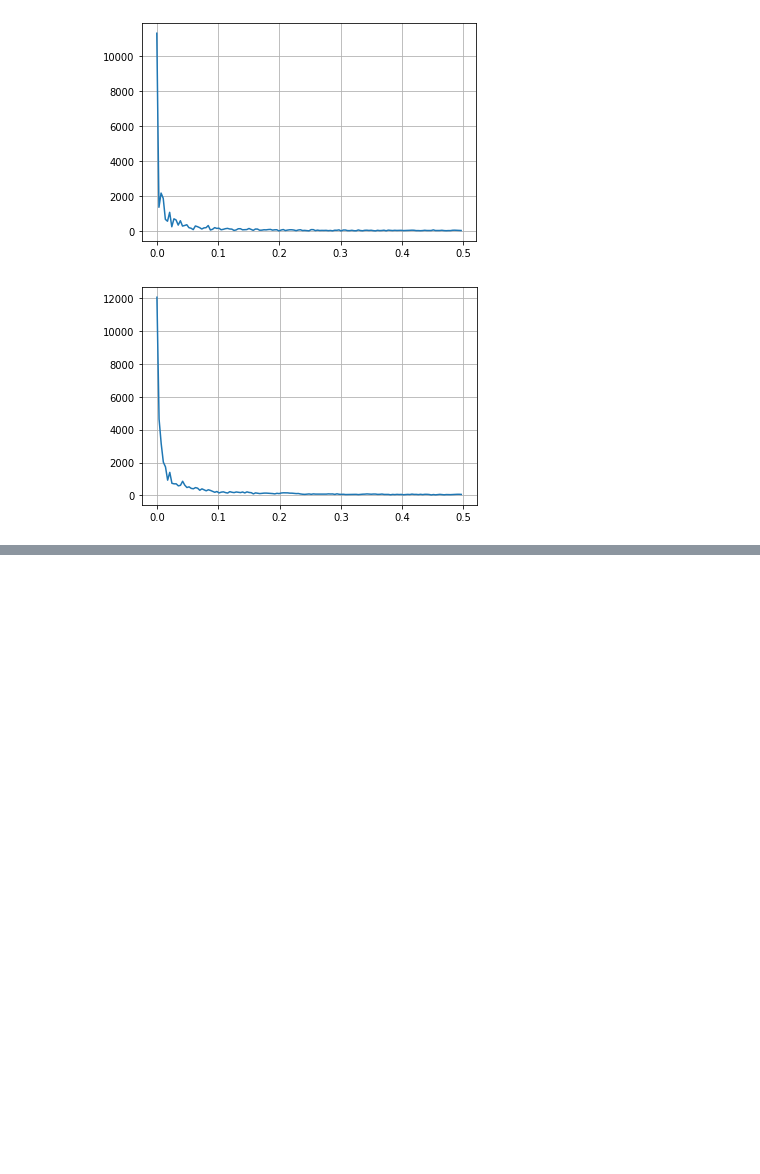
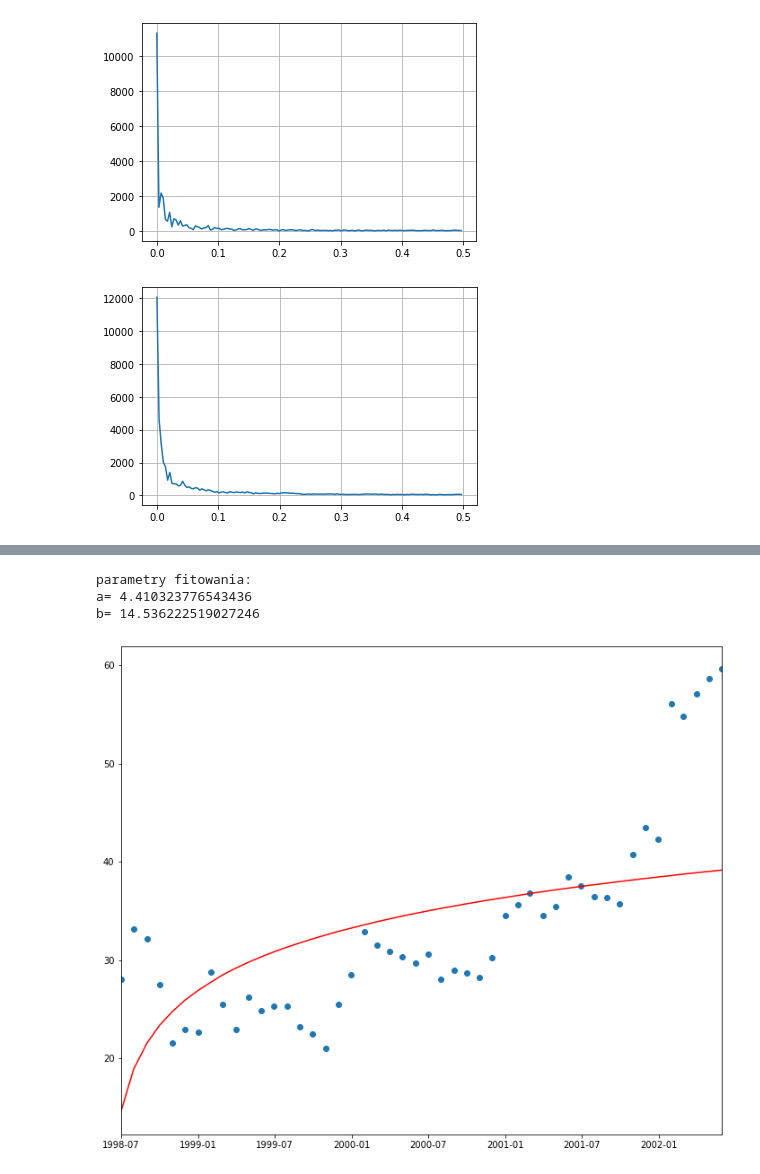
Before and after one commit to patrycjakalinska/stock-interpolation-aproximation, a Jupyter notebook: stock_interpolation_aproximation.ipynb, the cells around one changed output, grey strips where cells are left out. Cells and saved outputs as stored; diff of their text form; code cells hidden in the pictures; blank space fills up the shorter version.

```diff
--- a/stock_interpolation_aproximation.ipynb
+++ b/stock_interpolation_aproximation.ipynb
@@ -338,0 +362,27 @@ TypeError: ignored
+# %%
+a = -0.5
+b=440
+
+fitx1 = np.linspace(1,48,48)
+fitvalue1 = df1.iloc[:48,2]
+fitdata1 = pd.to_datetime(df1.iloc[:48,0], format='%Y.%m.%d')
+
+
+def func(t, a, b):
+  return a*math.log2(t) + b
+
+func1 = np.vectorize(func)
+
+p0 = [1,1]
+fit_params, covariance_matrix = curve_fit(func1, fitx1, fitvalue1, p0 = p0)
+print("parametry fitowania: \na=", fit_params[0], "\nb=", fit_params[1])
+plt.figure(figsize=(12,10))
+plt.scatter(fitdata1,fitvalue1)
+plt.plot(fitdata1,func1(fitx1, *fit_params), 'r')
+plt.xlim([fitdata1[0],fitdata1[47]])
+plt.show()
+# %% [output]
+parametry fitowania:
+a= 4.410323776543436
+b= 14.536222519027246
+[figure, added]
```
Also changed, not shown: parts of 4 cells of this notebook.
